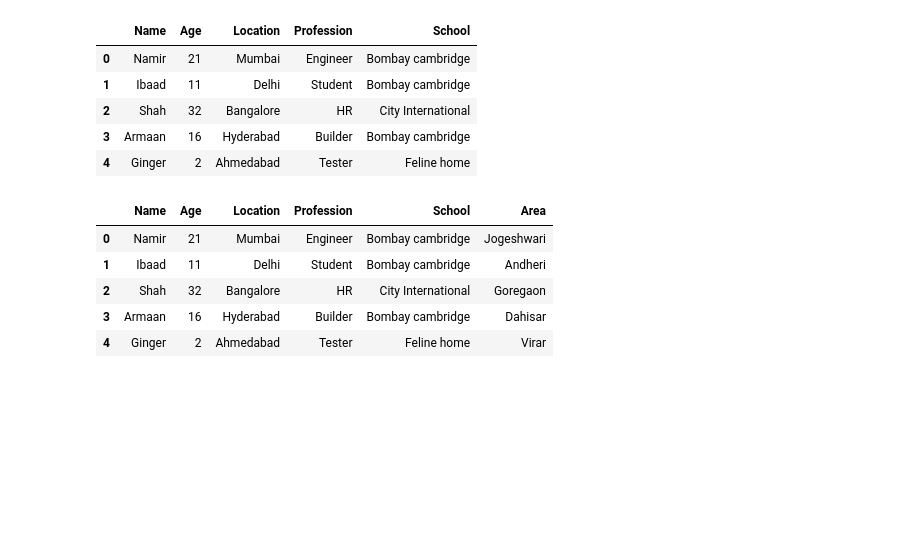
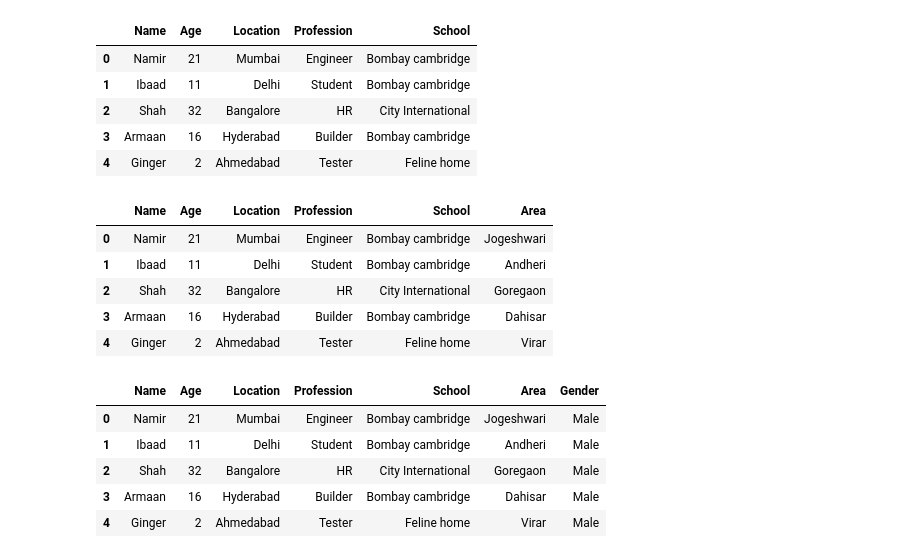
Before and after one commit to Namir50/Data-Science-Machine-learning-tutorial, a Jupyter notebook: Pandas/3.ipynb, the cells around one changed output. Saved outputs shown, nothing was run; the diff lists cells and outputs as text; code cells hidden in the pictures; blank space fills up the shorter version.

```diff
--- a/Pandas/3.ipynb
+++ b/Pandas/3.ipynb
@@ -290,3 +290,12 @@ data3
 | 4 | Ginger | 2 | Ahmedabad | Tester | Feline home | Virar |
 # %%
 data3['Gender'] = ['Male','Male','Male','Male','Male']
+# %%
+data3
+# %% [output]
+|  | Name | Age | Location | Profession | School | Area | Gender |
+| 0 | Namir | 21 | Mumbai | Engineer | Bombay cambridge | Jogeshwari | Male |
+| 1 | Ibaad | 11 | Delhi | Student | Bombay cambridge | Andheri | Male |
+| 2 | Shah | 32 | Bangalore | HR | City International | Goregaon | Male |
+| 3 | Armaan | 16 | Hyderabad | Builder | Bombay cambridge | Dahisar | Male |
+| 4 | Ginger | 2 | Ahmedabad | Tester | Feline home | Virar | Male |
```
